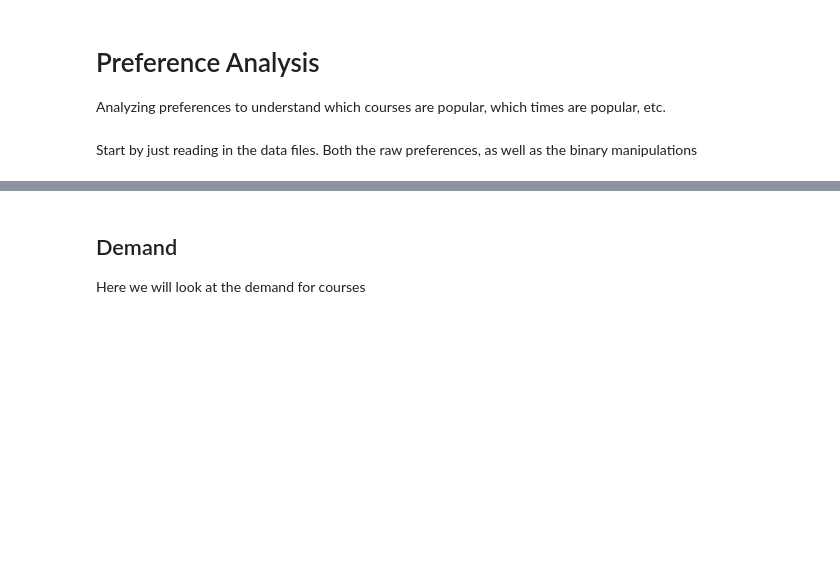
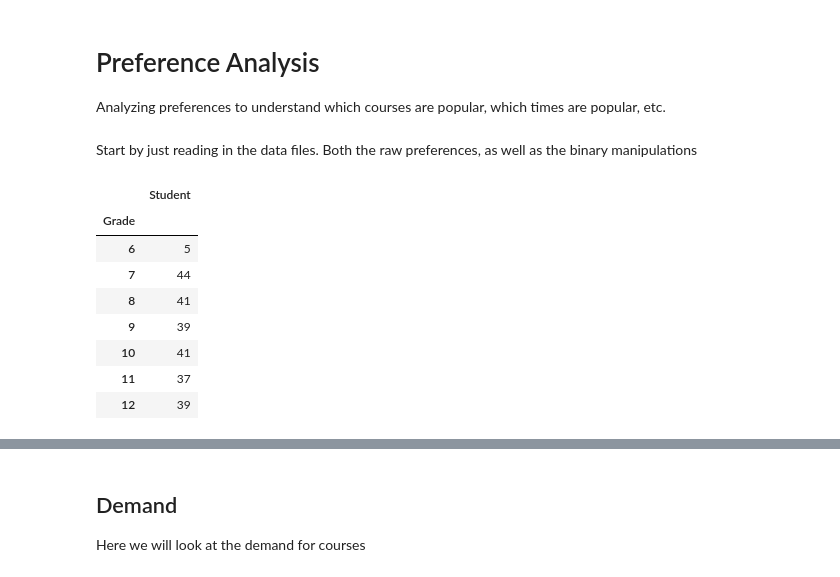
Before and after one commit to dayonenotdaytwo/LACS_Scheduler, a Jupyter notebook: Analysis/Preference Analysis.ipynb, the cells around one changed output, grey strips where cells are left out. Drawn from its saved outputs; the diff is of its cells as text; code cells hidden in the pictures; blank space fills up the shorter version.

```diff
--- a/Analysis/Preference Analysis.ipynb
+++ b/Analysis/Preference Analysis.ipynb
@@ -21,0 +27,14 @@ for df in [first, second, third]:
+# %%
+# Find out how many students per grade
+x = grades.groupby(by="Grade").count()
+x
+# %% [output]
+|  | Student |
+| Grade |  |
+| 6 | 5 |
+| 7 | 44 |
+| 8 | 41 |
+| 9 | 39 |
+| 10 | 41 |
+| 11 | 37 |
+| 12 | 39 |
```
Also changed, not shown: parts of 9 cells of this notebook.
